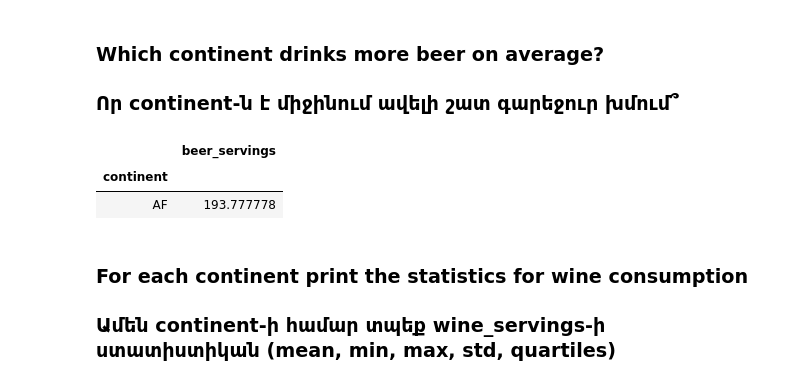
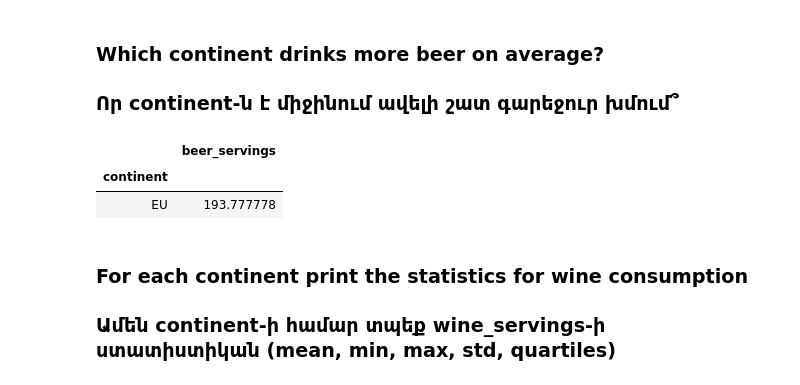
Before and after one commit to Edgar-creator/Intro_To_ML, a Jupyter notebook: Week2/Practical2/Pandas_practical.ipynb, the cells around one changed output. Saved outputs shown, nothing was run; the diff lists cells and outputs as text; code cells hidden in the pictures.

```diff
--- a/Week2/Practical2/Pandas_practical.ipynb
+++ b/Week2/Practical2/Pandas_practical.ipynb
@@ -374,12 +374,12 @@ drinks.head()
 ### Որ continent-ն է միջինում ավելի շատ գարեջուր խմում՞
 # %%
 k = drinks.groupby('continent').agg({'beer_servings':'mean'})
-k['beer_servings'] = k['beer_servings'].agg('sort')[::-1]
-k[:1]
+
+k[k['beer_servings'] == max(k['beer_servings'])]
 # %% [output]
 |  | beer_servings |
 | continent |  |
-| AF | 193.777778 |
+| EU | 193.777778 |
 # %% [markdown]
 ### For each continent print the statistics for wine consumption
 
```
Also changed, not shown: parts of 1 cell of this notebook, 2 other files.
